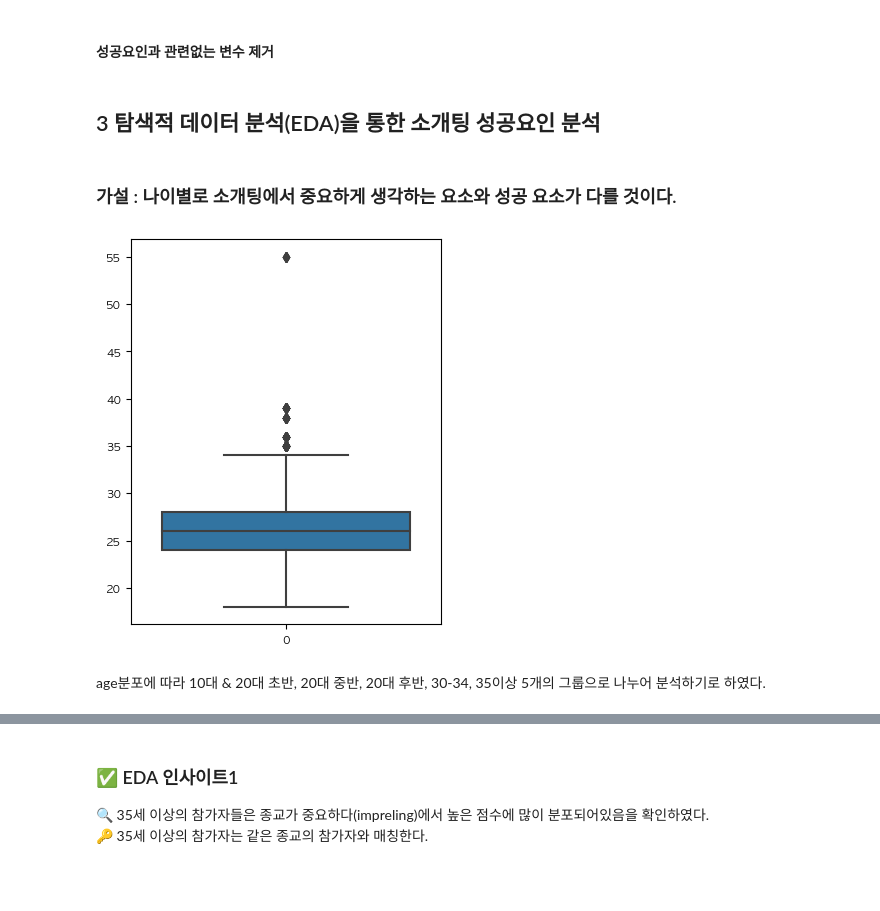
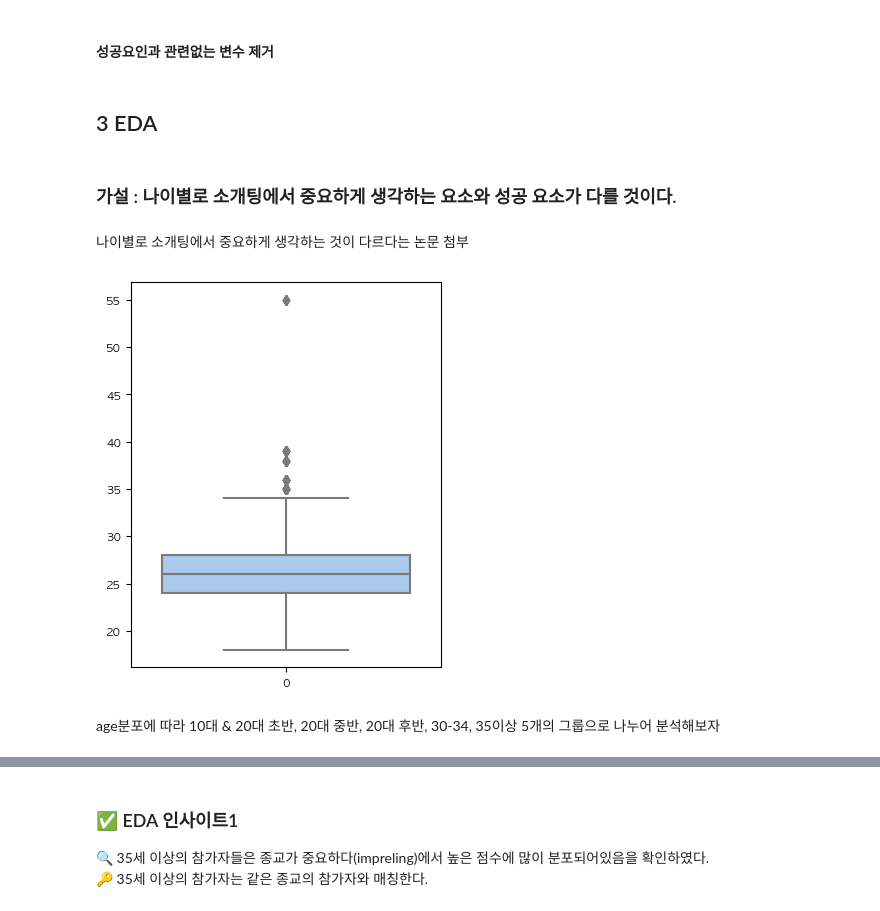
Before and after one commit to Da-Hye-JUNG/RE-Speed-Dating, a Jupyter notebook: 스피드데이팅성공요인분석_code.ipynb, the cells around one changed output, grey strips where cells are left out. Cells and saved outputs as stored; diff of their text form; code cells hidden in the pictures; blank space fills up the shorter version.

```diff
--- a/스피드데이팅성공요인분석_code.ipynb
+++ b/스피드데이팅성공요인분석_code.ipynb
@@ -898,22 +904,24 @@ data.drop(['like', 'like_o'], axis = 1, inplace = True)
 # match_es : 예상매칭 성공 수, prob : 상대방이 나를 선택할 가능성 (like와 유사한 이유로 제거)
 data.drop(['match_es', 'prob', 'prob_o'], axis = 1, inplace = True)
 # %% [markdown]
-## 3 탐색적 데이터 분석(EDA)을 통한 소개팅 성공요인 분석
+## 3 EDA
 # %% [markdown]
 ### 가설 : 나이별로 소개팅에서 중요하게 생각하는 요소와 성공 요소가 다를 것이다.
+# %% [markdown]
+나이별로 소개팅에서 중요하게 생각하는 것이 다르다는 논문 첨부
 # %%
 # age 분포 확인
 plt.figure(figsize = (4, 5))
 
-sns.boxplot(data['age'])
+sns.boxplot(data['age'], palette = 'pastel')
 plt.xticks(fontsize = 8)
 plt.yticks(fontsize = 8)
 
 plt.show()
 # %% [output]
-[figure, old version]
+[figure, new version]
 # %% [markdown]
-age분포에 따라 10대 & 20대 초반, 20대 중반, 20대 후반, 30-34, 35이상 5개의 그룹으로 나누어 분석하기로 하였다.
+age분포에 따라 10대 & 20대 초반, 20대 중반, 20대 후반, 30-34, 35이상 5개의 그룹으로 나누어 분석해보자
 # %%
 data.loc[:,'age_group'] = '' # age그룹
 for i in range(len(data)):
```
Also changed, not shown: parts of 71 cells of this notebook.
